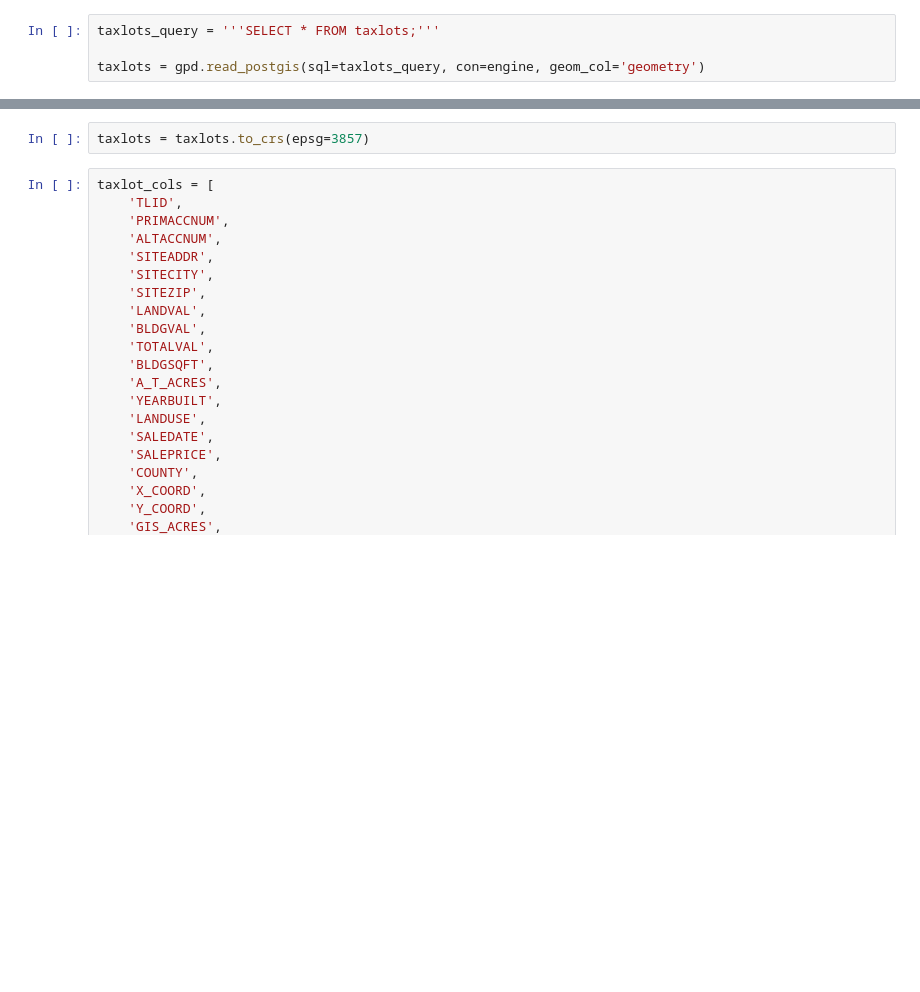
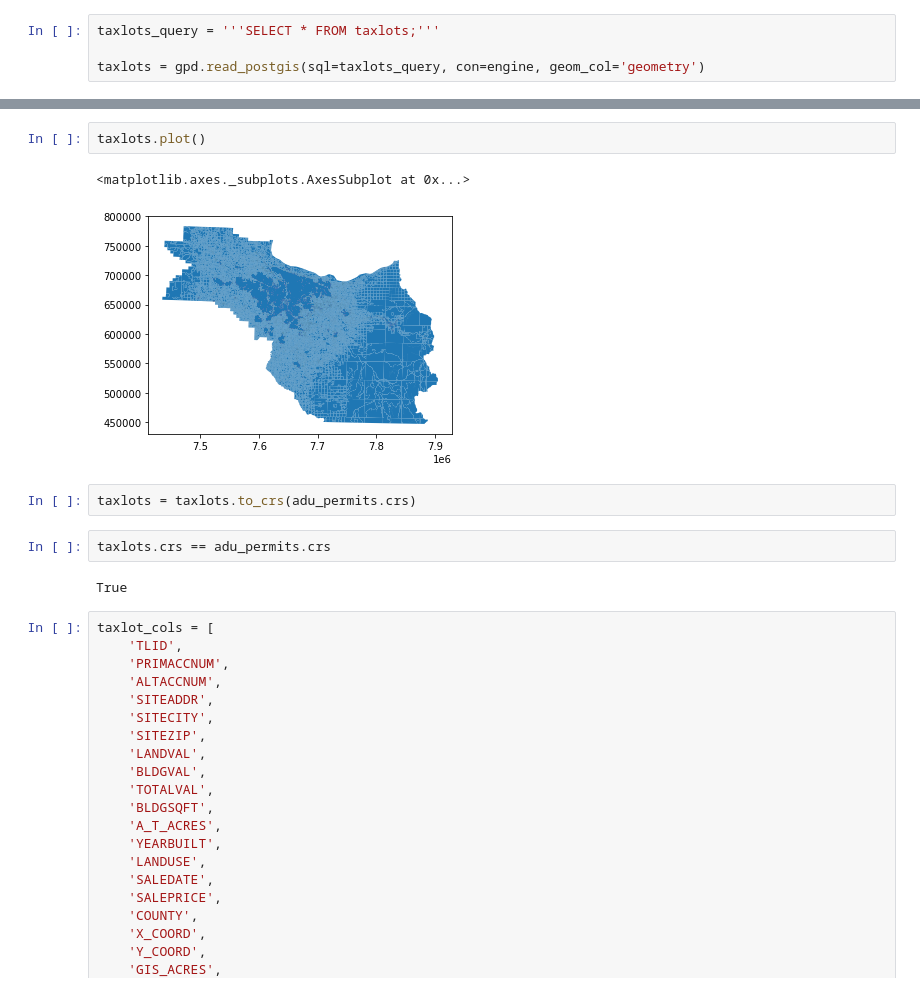
Before and after one commit to buchmayne/adyou, a Jupyter notebook: permits/Analysis-ADU-Permits.ipynb, the cells around one changed output, grey strips where cells are left out. Cells and saved outputs as stored; diff of their text form; blank space fills up the shorter version.

```diff
--- a/permits/Analysis-ADU-Permits.ipynb
+++ b/permits/Analysis-ADU-Permits.ipynb
@@ -35,5 +74,14 @@ taxlots = gpd.read_postgis(sql=taxlots_query, con=engine, geom_col='geometry')
+# %%
+taxlots.plot()
+# %% [output]
+<matplotlib.axes._subplots.AxesSubplot at 0x...>
+[figure, added]
 # %%
-taxlots = taxlots.to_crs(epsg=3857)
+taxlots = taxlots.to_crs(adu_permits.crs)
+# %%
+taxlots.crs == adu_permits.crs
+# %% [output]
+True
 # %%
 taxlot_cols = [
     'TLID',
```
Also changed, not shown: parts of 15 cells of this notebook.
